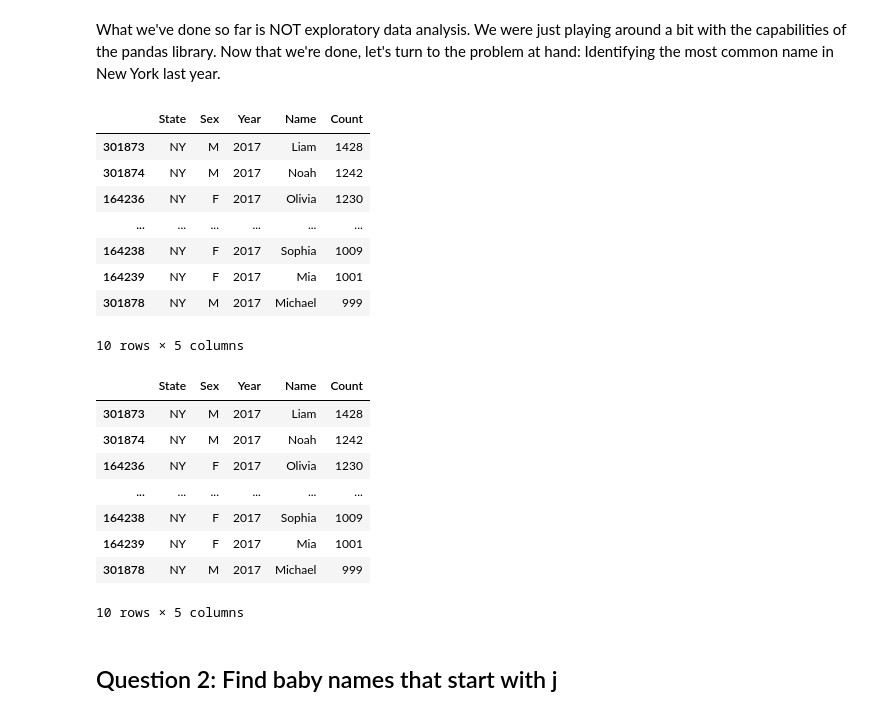
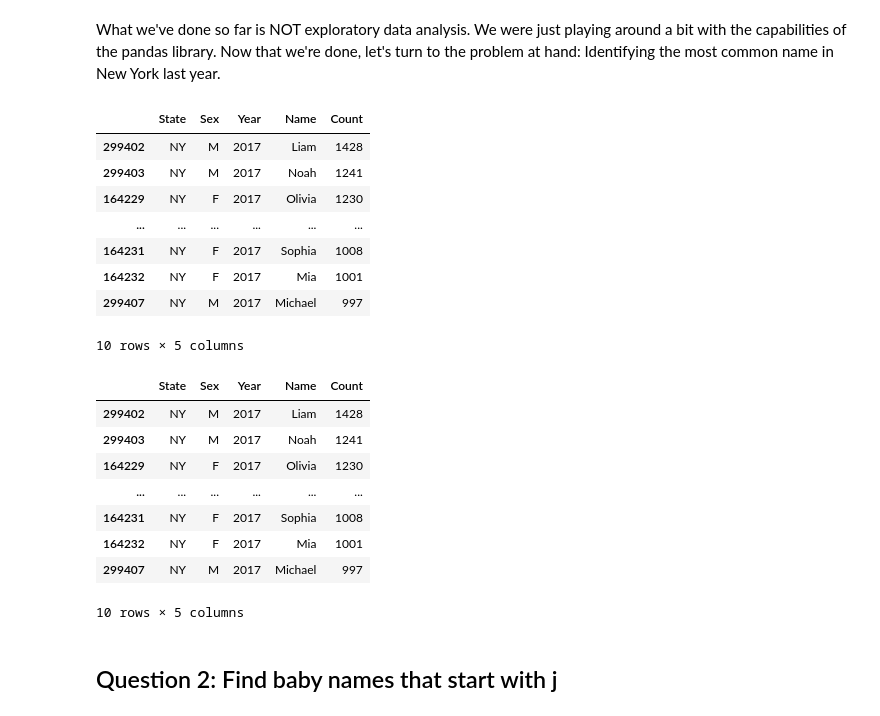
Before and after one commit to BeomSoo-Ann/DataViz, a Jupyter notebook: lec7/swcon425-lec07-pandas-2-lab.ipynb, the cells around one changed output. Drawn from its saved outputs; the diff is of its cells as text; code cells hidden in the pictures.

```diff
--- a/lec7/swcon425-lec07-pandas-2-lab.ipynb
+++ b/lec7/swcon425-lec07-pandas-2-lab.ipynb
@@ -55,7 +55,7 @@ To keep the data small enough to avoid crashing datahub, we're going to look at
 
 Let's have a look at the New York data, it should give us an idea about the structure of the whole thing:
 # %%
-ny_name = 'STATE.NY.TXT'
+ny_name = 'NY.TXT'
 with zf.open(ny_name) as f:
     for i in range(10):
         print(f.readline().rstrip().decode())
@@ -231,32 +232,32 @@ What we've done so far is NOT exploratory data analysis. We were just playing ar
 # %%
 # sort ny2017 by 'Count' and print first ten rows to ny_sorted
 
 ny2017 = ny[ny['Year'] == 2017]
-ny_sorted = #####
-ny_sorted
+ny_sorted = ny2017.sort_values(by='Count', ascending=False)
+ny_sorted.head(10)
 # %% [output]
 |  | State | Sex | Year | Name | Count |
-| 301873 | NY | M | 2017 | Liam | 1428 |
-| 301874 | NY | M | 2017 | Noah | 1242 |
-| 164236 | NY | F | 2017 | Olivia | 1230 |
+| 299402 | NY | M | 2017 | Liam | 1428 |
+| 299403 | NY | M | 2017 | Noah | 1241 |
+| 164229 | NY | F | 2017 | Olivia | 1230 |
 | ... | ... | ... | ... | ... | ... |
-| 164238 | NY | F | 2017 | Sophia | 1009 |
-| 164239 | NY | F | 2017 | Mia | 1001 |
-| 301878 | NY | M | 2017 | Michael | 999 |
+| 164231 | NY | F | 2017 | Sophia | 1008 |
+| 164232 | NY | F | 2017 | Mia | 1001 |
+| 299407 | NY | M | 2017 | Michael | 997 |
 10 rows × 5 columns
 # %%
 # write a single line of code that works the same as '1-8'
 
-#####
+ny[ny['Year'] == 2017].sort_values(by='Count', ascending=False).head(10)
 # %% [output]
 |  | State | Sex | Year | Name | Count |
-| 301873 | NY | M | 2017 | Liam | 1428 |
-| 301874 | NY | M | 2017 | Noah | 1242 |
-| 164236 | NY | F | 2017 | Olivia | 1230 |
+| 299402 | NY | M | 2017 | Liam | 1428 |
+| 299403 | NY | M | 2017 | Noah | 1241 |
+| 164229 | NY | F | 2017 | Olivia | 1230 |
 | ... | ... | ... | ... | ... | ... |
-| 164238 | NY | F | 2017 | Sophia | 1009 |
-| 164239 | NY | F | 2017 | Mia | 1001 |
-| 301878 | NY | M | 2017 | Michael | 999 |
+| 164231 | NY | F | 2017 | Sophia | 1008 |
+| 164232 | NY | F | 2017 | Mia | 1001 |
+| 299407 | NY | M | 2017 | Michael | 997 |
 10 rows × 5 columns
 # %% [markdown]
 ## Question 2:  Find baby names that start with j
```
Also changed, not shown: parts of 30 cells of this notebook.
